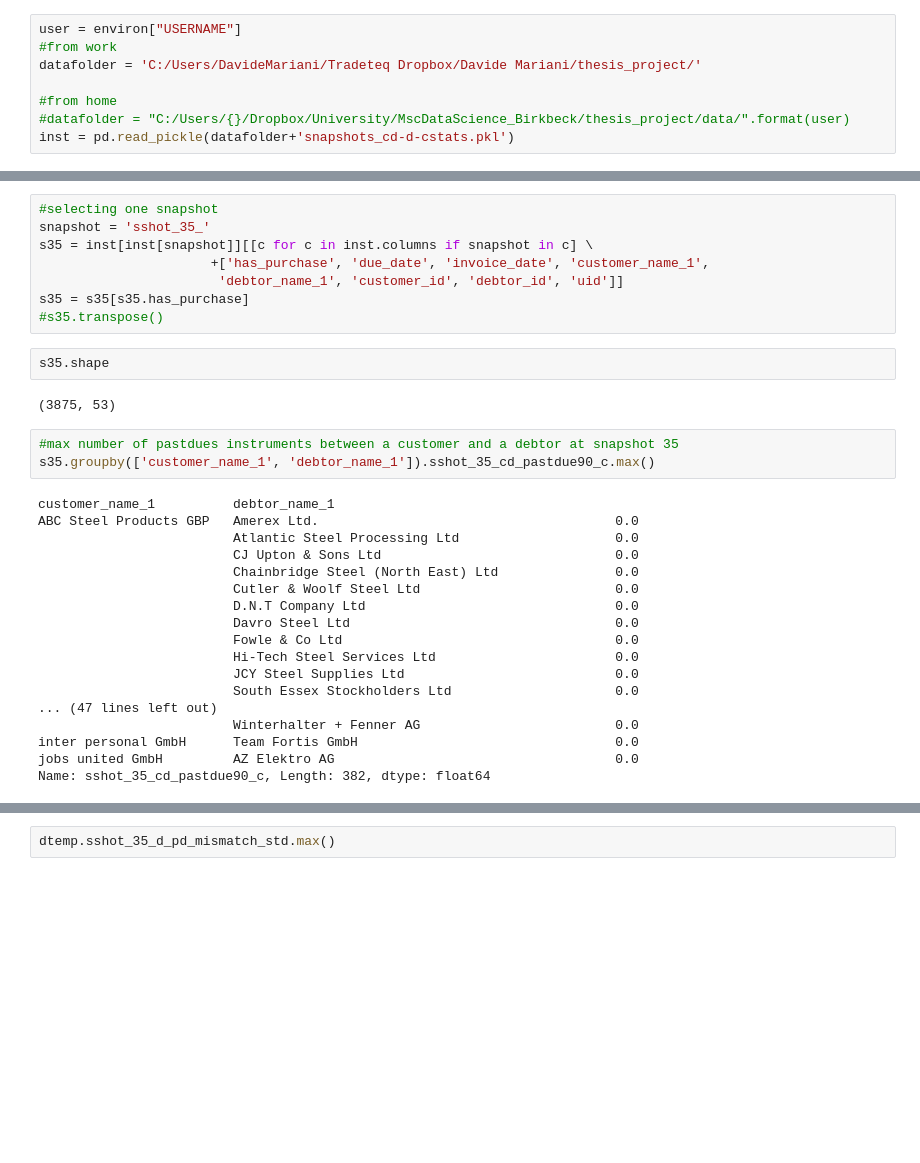
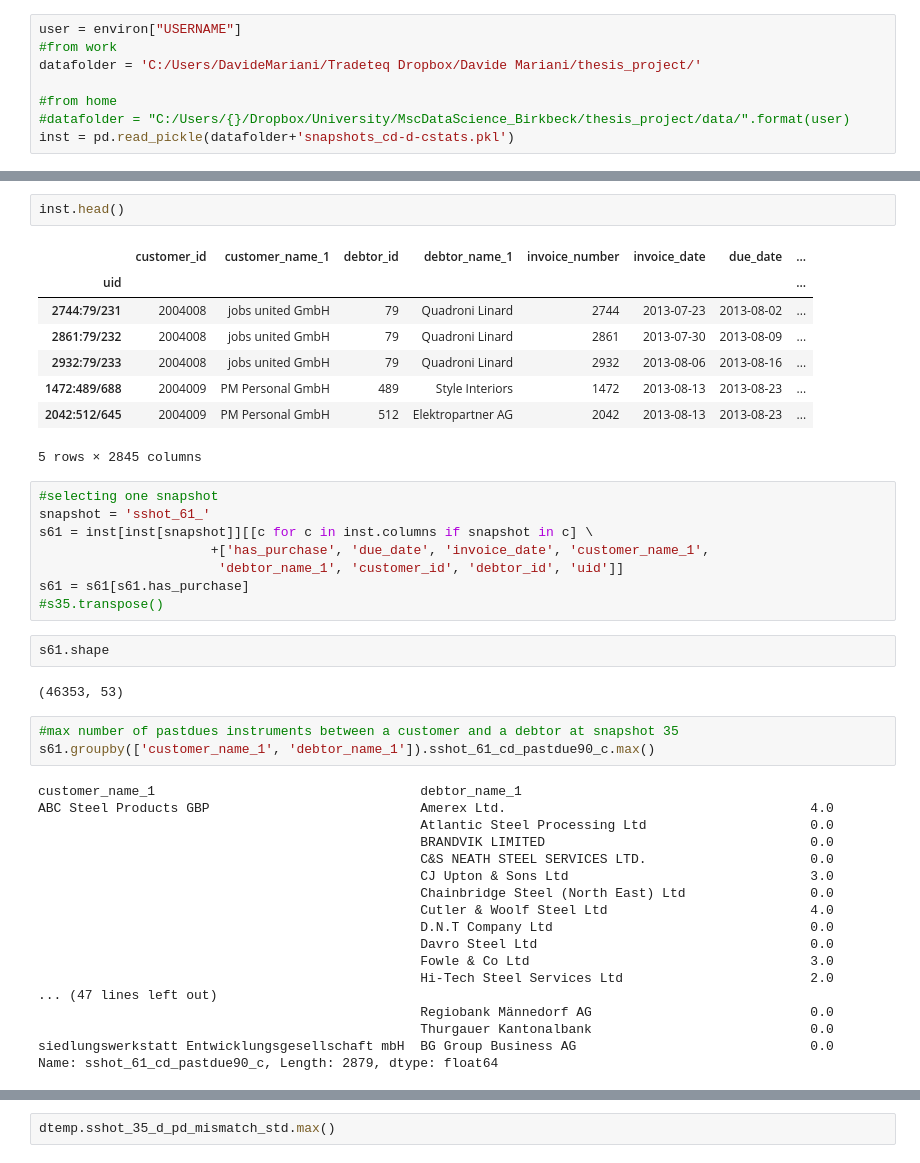
Before and after one commit to davidemariani/networkAnalysisForML, a Jupyter notebook: network_modelling_testing.ipynb, the cells around one changed output, grey strips where cells are left out. Cells and saved outputs as stored; diff of their text form; blank space fills up the shorter version.

```diff
--- a/network_modelling_testing.ipynb
+++ b/network_modelling_testing.ipynb
@@ -26,34 +50,45 @@ inst = pd.read_pickle(datafolder+'snapshots_cd-d-cstats.pkl')
+# %%
+inst.head()
+# %% [output]
+|  | customer_id | customer_name_1 | debtor_id | debtor_name_1 | invoice_number | invoice_date | due_date | ... |
+| uid |  |  |  |  |  |  |  | ... |
+| 2744:79/231 | 2004008 | jobs united GmbH | 79 | Quadroni Linard | 2744 | 2013-07-23 | 2013-08-02 | ... |
+| 2861:79/232 | 2004008 | jobs united GmbH | 79 | Quadroni Linard | 2861 | 2013-07-30 | 2013-08-09 | ... |
+| 2932:79/233 | 2004008 | jobs united GmbH | 79 | Quadroni Linard | 2932 | 2013-08-06 | 2013-08-16 | ... |
+| 1472:489/688 | 2004009 | PM Personal GmbH | 489 | Style Interiors | 1472 | 2013-08-13 | 2013-08-23 | ... |
+| 2042:512/645 | 2004009 | PM Personal GmbH | 512 | Elektropartner AG | 2042 | 2013-08-13 | 2013-08-23 | ... |
+5 rows × 2845 columns
 # %%
 #selecting one snapshot
-snapshot = 'sshot_35_'
-s35 = inst[inst[snapshot]][[c for c in inst.columns if snapshot in c] \
+snapshot = 'sshot_61_'
+s61 = inst[inst[snapshot]][[c for c in inst.columns if snapshot in c] \
                       +['has_purchase', 'due_date', 'invoice_date', 'customer_name_1',
                        'debtor_name_1', 'customer_id', 'debtor_id', 'uid']]
-s35 = s35[s35.has_purchase]
+s61 = s61[s61.has_purchase]
 #s35.transpose()
 # %%
-s35.shape
+s61.shape
 # %% [output]
-(3875, 53)
+(46353, 53)
 # %%
 #max number of pastdues instruments between a customer and a debtor at snapshot 35
-s35.groupby(['customer_name_1', 'debtor_name_1']).sshot_35_cd_pastdue90_c.max()
+s61.groupby(['customer_name_1', 'debtor_name_1']).sshot_61_cd_pastdue90_c.max()
 # %% [output]
-customer_name_1          debtor_name_1
-ABC Steel Products GBP   Amerex Ltd.                                      0.0
-                         Atlantic Steel Processing Ltd                    0.0
-                         CJ Upton & Sons Ltd                              0.0
-                         Chainbridge Steel (North East) Ltd               0.0
-                         Cutler & Woolf Steel Ltd                         0.0
-                         D.N.T Company Ltd                                0.0
-                         Davro Steel Ltd                                  0.0
-                         Fowle & Co Ltd                                   0.0
-                         Hi-Tech Steel Services Ltd                       0.0
-                         JCY Steel Supplies Ltd                           0.0
-                         South Essex Stockholders Ltd                     0.0
+customer_name_1                                  debtor_name_1
+ABC Steel Products GBP                           Amerex Ltd.                                       4.0
+                                                 Atlantic Steel Processing Ltd                     0.0
+                                                 BRANDVIK LIMITED                                  0.0
+                                                 C&S NEATH STEEL SERVICES LTD.                     0.0
+                                                 CJ Upton & Sons Ltd                               3.0
+                                                 Chainbridge Steel (North East) Ltd                0.0
+                                                 Cutler & Woolf Steel Ltd                          4.0
+                                                 D.N.T Company Ltd                                 0.0
+                                                 Davro Steel Ltd                                   0.0
+                                                 Fowle & Co Ltd                                    3.0
+                                                 Hi-Tech Steel Services Ltd                        2.0
 ... (47 lines left out)
-                         Winterhalter + Fenner AG                         0.0
-inter personal GmbH      Team Fortis GmbH                                 0.0
-jobs united GmbH         AZ Elektro AG                                    0.0
-Name: sshot_35_cd_pastdue90_c, Length: 382, dtype: float64
+                                                 Regiobank Männedorf AG                            0.0
+                                                 Thurgauer Kantonalbank                            0.0
+siedlungswerkstatt Entwicklungsgesellschaft mbH  BG Group Business AG                              0.0
+Name: sshot_61_cd_pastdue90_c, Length: 2879, dtype: float64
 # %%
```
Also changed, not shown: parts of 21 cells of this notebook, 1 other file.
